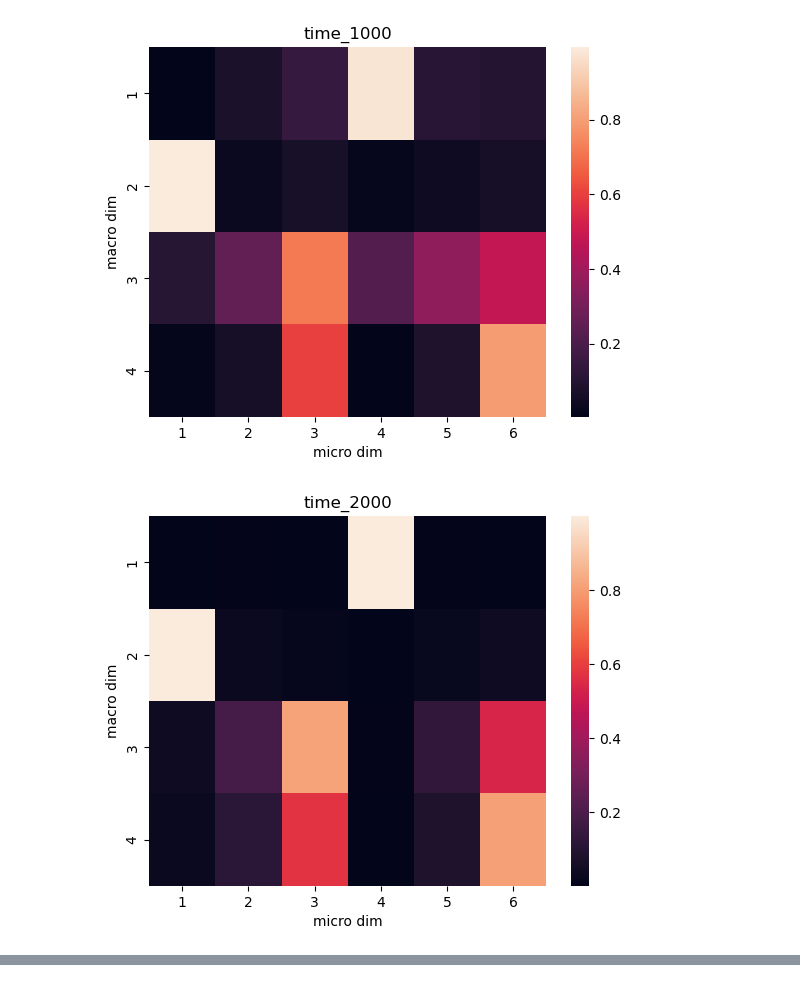
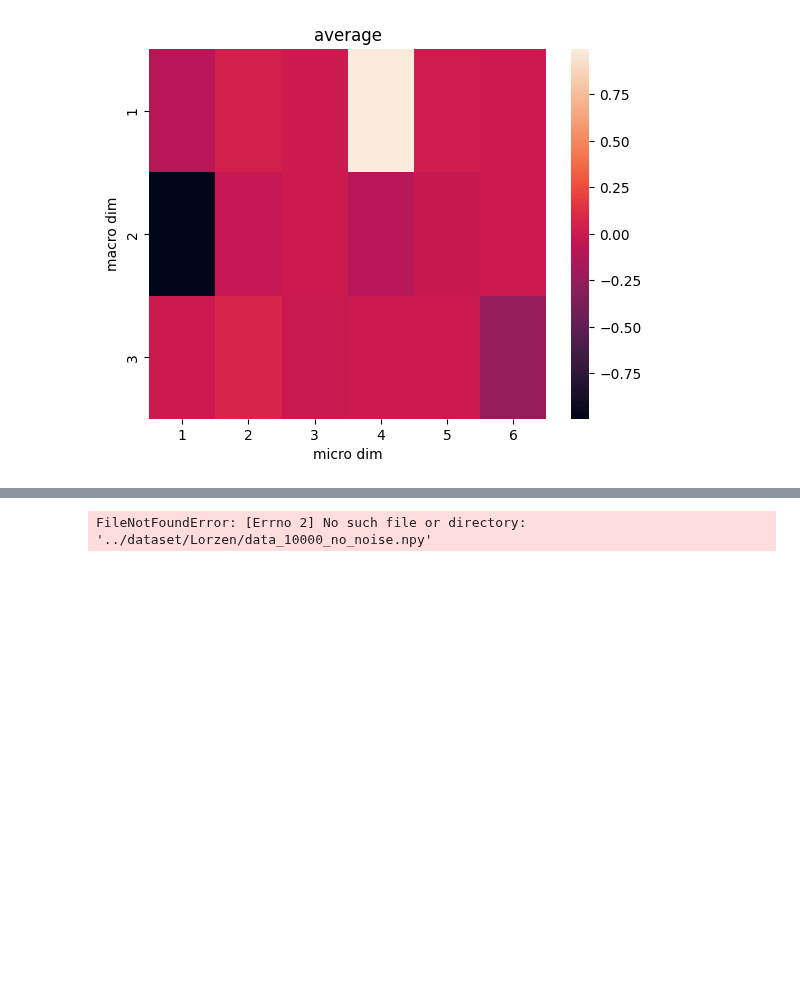
Before and after one commit to Matthew-ymz/Time-series-forecasting-for-causal-emergence, a Jupyter notebook: postprocessing/jacobian_svd_lorzen.ipynb, the cells around one changed output, grey strips where cells are left out. Drawn from its saved outputs; the diff is of its cells as text; code cells hidden in the pictures; blank space fills up the shorter version.

Commit message:
add Lorzen file

```diff
--- a/postprocessing/jacobian_svd_lorzen.ipynb
+++ b/postprocessing/jacobian_svd_lorzen.ipynb
@@ -18,0 +24,33 @@ singular, us, vts, mats, Sigs = plot_singular(test_id, seed = 1, start=start, en
+# %%
+from svd_tool import svd_jacs
+from svd_tool import cal_W
+
+def plot_singular2(test_id_first, micro_dims=6, seed = 0, start=1, end=1000, interval=1, abs_bool=False):
+    singular, us, vts, mats, Sigs = svd_jacs(test_id_first, start, end, interval, seed, abs_bool)
+    num_lines = (end - start) // interval + 1
+    plt.figure(figsize=(10,8),dpi=150)
+    jac_arrs = np.zeros([num_lines, micro_dims, micro_dims])
+    sig_arrs = np.zeros([num_lines, micro_dims, micro_dims])
+    for idx, i in enumerate(range(start, end, interval)):
+        jac_arrs[idx,:, :] = np.array(mats[i][0])
+        sig_arrs[idx,:, :] = np.array(Sigs[i][0])
+    jac_mean = np.mean(jac_arrs, axis=0)
+    sigma_mean = np.mean(sig_arrs, axis=0)
+    U2U, S2, V2T = cal_W(jac_mean, sigma_mean, abs_bool=False)
+    S_log = np.log(S2)
+
+    plt.plot([j+1 for j in range(len(S_log))], S_log , label=f'A_mean')
+
+    plt.xlabel('singular value index')
+    plt.ylabel('singular value')
+    plt.legend()
+    plt.show()
+
+    return singular, us, vts, mats, Sigs
+
+setting = 'long_term_forecast_lorzen_10000_no_noise_NN_Lorzen_ft-1_sl1_pl1_dm128_nh8_el2_dl1_df2048_fc1_flocnormal_dtTrue_Exp_'
+start = 1000
+end = 9000
+interval = 1000
+seq_len = 1
+singular, us, vts, mats, Sigs = plot_singular2(setting, seed = 1, start=start, end=end, interval=interval)
@@ -35,7 +117,0 @@ cg_mat_abs = analysis_u(us, micro_dims, start, end, interval, macro_dim=macro_di
-# %%
-test_id = 'long_term_forecast_lorzen_10000_no_noise_NN_Lorzen_ft-1_sl1_pl1_dm256_nh8_el2_dl1_df512_fc1_flocnormal_dtTrue_Exp_'
-start = 1000
-end = 10000
-interval = 1000
-seq_len = 1
-singular, us, vts, mats, Sigs = plot_singular(test_id, seed = 1, start=start, end=end, interval=interval, log_bool=True)
@@ -44,7 +118,6 @@ singular, us, vts, mats, Sigs = plot_singular(test_id, seed = 1, start=start, en
 # %%
 micro_dims = 6
-macro_dims = 4
-cg_mat_abs = analysis_u(us, micro_dims, start, end, interval, macro_dim=macro_dims, seq_len=1, abs_bool=True, mean_bool=True)
+macro_dims = 3
+cg_mat = analysis_u(us, micro_dims, start, end, interval, macro_dim=macro_dims, seq_len=1, abs_bool=False, mean_bool=True, show_bool=False)
 # %% [output]
-[figure, old version]
+[figure, new version]
-[figure, removed]
@@ -58,0 +124,6 @@ cg_mat_abs = analysis_u(us, micro_dims, start, end, interval, macro_dim=macro_di
+# %%
+micro_path ="../dataset/Lorzen/data_10000_no_noise.csv"
+macro_path = f"../dataset/Lorzen/macro_{macro_dims}.npy"
+save_macro(cg_mat, macro_dims, micro_path, macro_path, one_serie=True)
+# %% [output]
+FileNotFoundError: [Errno 2] No such file or directory: '../dataset/Lorzen/data_10000_no_noise.npy'
```
Also changed, not shown: parts of 8 cells of this notebook, 3 other files.
